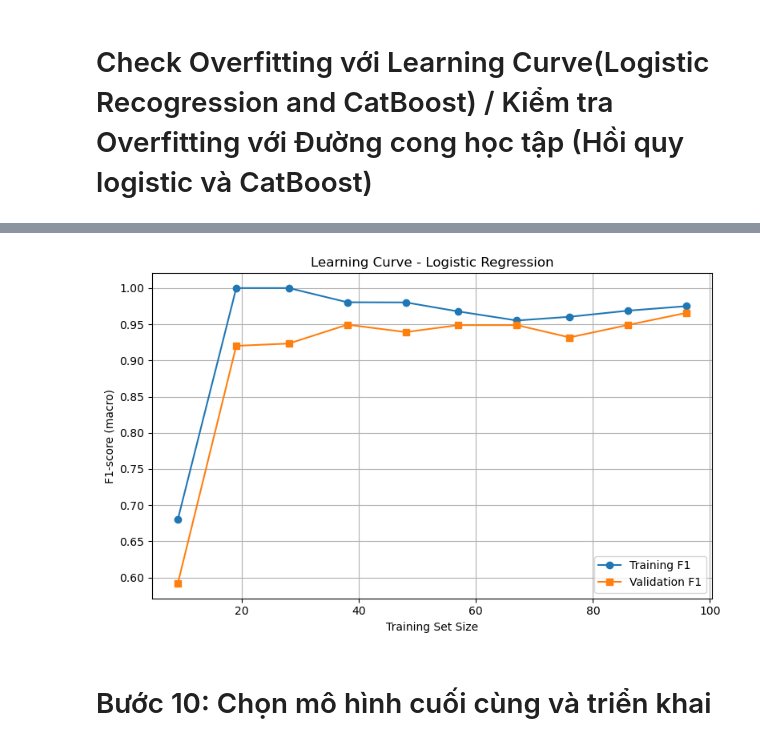
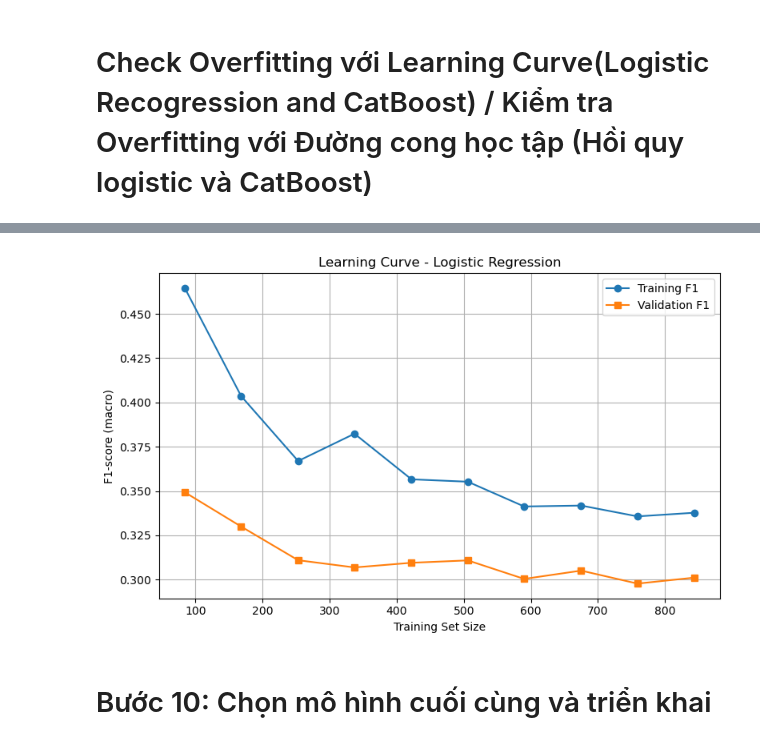
Before and after one commit to mkhoi2004/AI, a Jupyter notebook: Test3.ipynb, the cells around one changed output, grey strips where cells are left out. Cells and saved outputs as stored; diff of their text form; code cells hidden in the pictures.

```diff
--- a/Test3.ipynb
+++ b/Test3.ipynb
@@ -962,21 +886,24 @@ Perform hyperparameter tuning for Logistic Regression to improve performance. /
 from sklearn.pipeline import Pipeline
 from sklearn.linear_model import LogisticRegression
 from sklearn.model_selection import GridSearchCV
+from sklearn.impute import SimpleImputer
+from sklearn.preprocessing import StandardScaler
 
-# Define pipeline for Logistic Regression / Xác định đường ống cho hồi quy logistic
+# Define pipeline for Logistic Regression with imputation
 logistic_pipeline = Pipeline(steps=[
-    ('scaler', StandardScaler()),  # Standardize numerical features / Chuẩn hóa các tính năng số
+    ('imputer', SimpleImputer(strategy='mean')),  # Handle missing values by imputing with the mean
+    ('scaler', StandardScaler()),  # Standardize numerical features
     ('model', LogisticRegression(random_state=42, max_iter=1000))  # Logistic Regression model
 ])
 
-# Define hyperparameter grid for Logistic Regression / Xác định lưới siêu tham số cho hồi quy logistic
+# Define hyperparameter grid for Logistic Regression
 logistic_param_grid = {
-    'model__C': [0.01, 0.1, 1, 10],  # Regularization strength / Sức mạnh điều chỉnh
-    'model__penalty': ['l1', 'l2'],  # Regularization type / Kiểu chính quy hóa
-    'model__solver': ['liblinear', 'saga']  # Solvers compatible with l1 and l2 / Bộ giải tương thích với l1 và l2
+    'model__C': [0.01, 0.1, 1, 10],  # Regularization strength
+    'model__penalty': ['l1', 'l2'],  # Regularization type
+    'model__solver': ['liblinear', 'saga']  # Solvers compatible with l1 and l2
 }
 
-# Perform GridSearchCV for Logistic Regression / Thực hiện GridSearchCV cho hồi quy logistic
+# Perform GridSearchCV for Logistic Regression
 logistic_grid_search = GridSearchCV(
     estimator=logistic_pipeline,
     param_grid=logistic_param_grid,
@@ -985,7 +912,7 @@ logistic_grid_search = GridSearchCV(
     n_jobs=-1  # Use all available cores
 )
 
-# Fit Logistic Regression pipeline / Đường ống hồi quy logistic phù hợp
+# Fit Logistic Regression pipeline
 logistic_grid_search.fit(X_train, y_train)
 
 # Best parameters and score for Logistic Regression
@@ -1298,30 +1225,36 @@ plt.show()
 # %%
 # Kiểm tra Overfitting với Learning Curve (Logistic Regression)
 
 from sklearn.model_selection import learning_curve
 
+from sklearn.impute import SimpleImputer
+
+# Handle missing values in X_train
+imputer = SimpleImputer(strategy='mean')
+X_train_imputed = imputer.fit_transform(X_train)
+
 log_reg = LogisticRegression(max_iter=1000, random_state=42)
 
 train_sizes, train_scores, test_scores = learning_curve(
-    log_reg, X_train, y_train, cv=5, scoring='f1_macro', n_jobs=-1,
+    log_reg, X_train_imputed, y_train, cv=5, scoring='f1_macro', n_jobs=-1,
     train_sizes=np.linspace(0.1, 1.0, 10)
 )
 
 train_mean = np.mean(train_scores, axis=1)
 test_mean = np.mean(test_scores, axis=1)
 
 plt.figure(figsize=(8, 5))
 plt.plot(train_sizes, train_mean, label='Training F1', marker='o')
 plt.plot(train_sizes, test_mean, label='Validation F1', marker='s')
 plt.xlabel("Training Set Size")
 plt.ylabel("F1-score (macro)")
 plt.title("Learning Curve - Logistic Regression")
 plt.legend()
 plt.grid(True)
 plt.tight_layout()
 plt.show()
 # %% [output]
-[figure, old version]
+[figure, new version]
 # %% [markdown]
 # Bước 10: Chọn mô hình cuối cùng và triển khai
 # %% [markdown]
```
Also changed, not shown: parts of 21 cells of this notebook, 36 other files.
